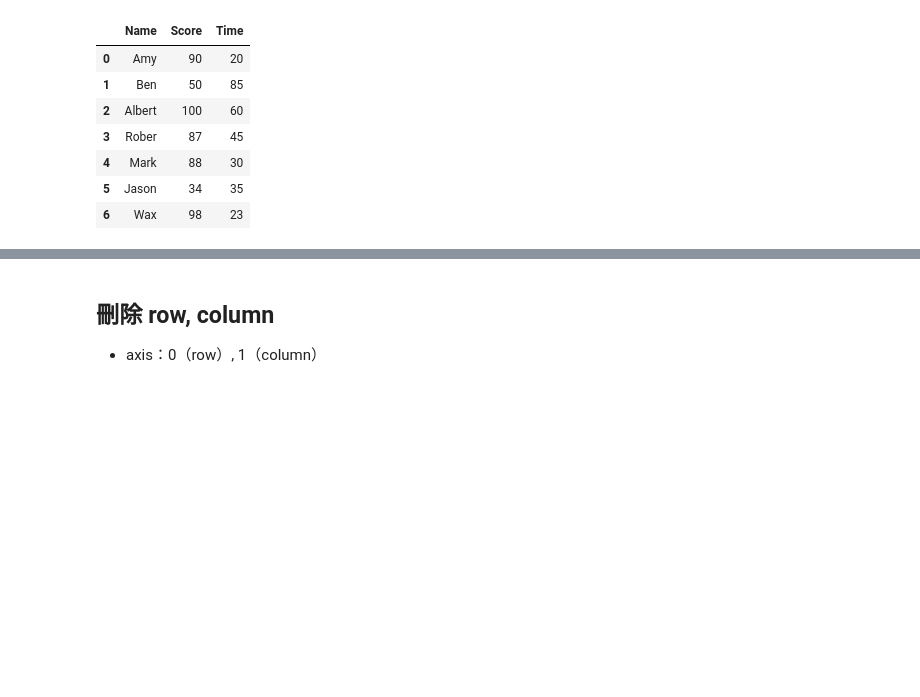
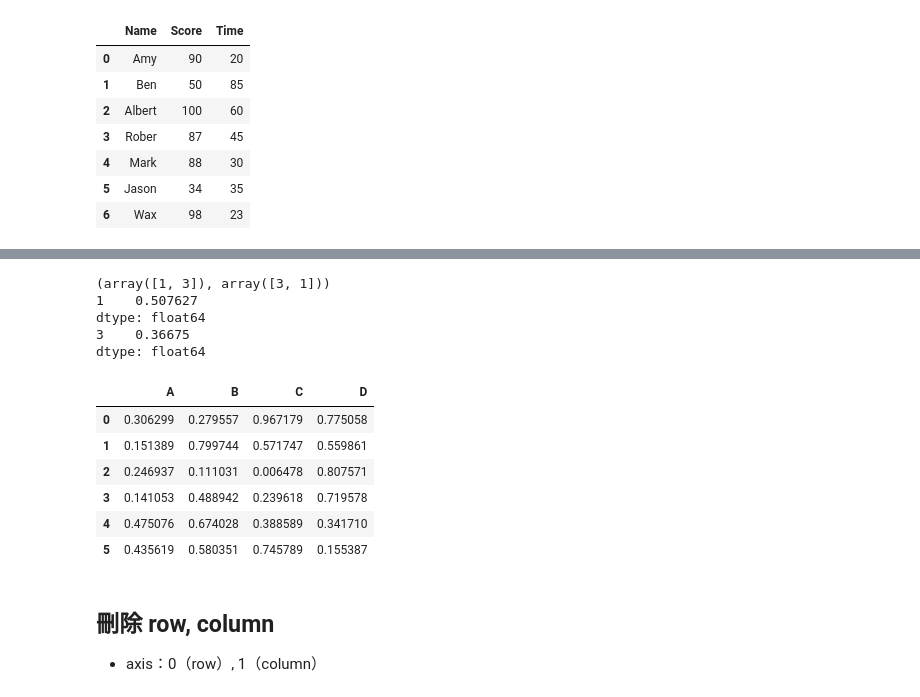
Before and after one commit to shanghungshih/notes, a Jupyter notebook: Pandas.ipynb, the cells around one changed output, grey strips where cells are left out. Cells and saved outputs as stored; diff of their text form; code cells hidden in the pictures; blank space fills up the shorter version.

```diff
--- a/Pandas.ipynb
+++ b/Pandas.ipynb
@@ -328,0 +358,4 @@ df2
+# %%
+# drop na
+
+df_test.dropna(how='any', inplace=False)
@@ -329,3 +368,25 @@ df2
+# %%
+# fill nan with row mean (axis=1) / col mean (axis=0)
+
+print(np.where(np.isnan(df_test)))
+
+[print(df_test[i:i+1].mean(axis=1)) for i in np.where(np.isnan(df_test))[0]]
+
+df_test_filled = df_test.fillna(value=df_test.mean())
+df_test_filled
+# %% [output]
+(array([1, 3]), array([3, 1]))
+1    0.507627
+dtype: float64
+3    0.36675
+dtype: float64
+|  | A | B | C | D |
+| 0 | 0.306299 | 0.279557 | 0.967179 | 0.775058 |
+| 1 | 0.151389 | 0.799744 | 0.571747 | 0.559861 |
+| 2 | 0.246937 | 0.111031 | 0.006478 | 0.807571 |
+| 3 | 0.141053 | 0.488942 | 0.239618 | 0.719578 |
+| 4 | 0.475076 | 0.674028 | 0.388589 | 0.341710 |
+| 5 | 0.435619 | 0.580351 | 0.745789 | 0.155387 |
 # %% [markdown]
 ## 刪除 row, column
 - axis：0（row）, 1（column）
```
Also changed, not shown: parts of 7 cells of this notebook.
